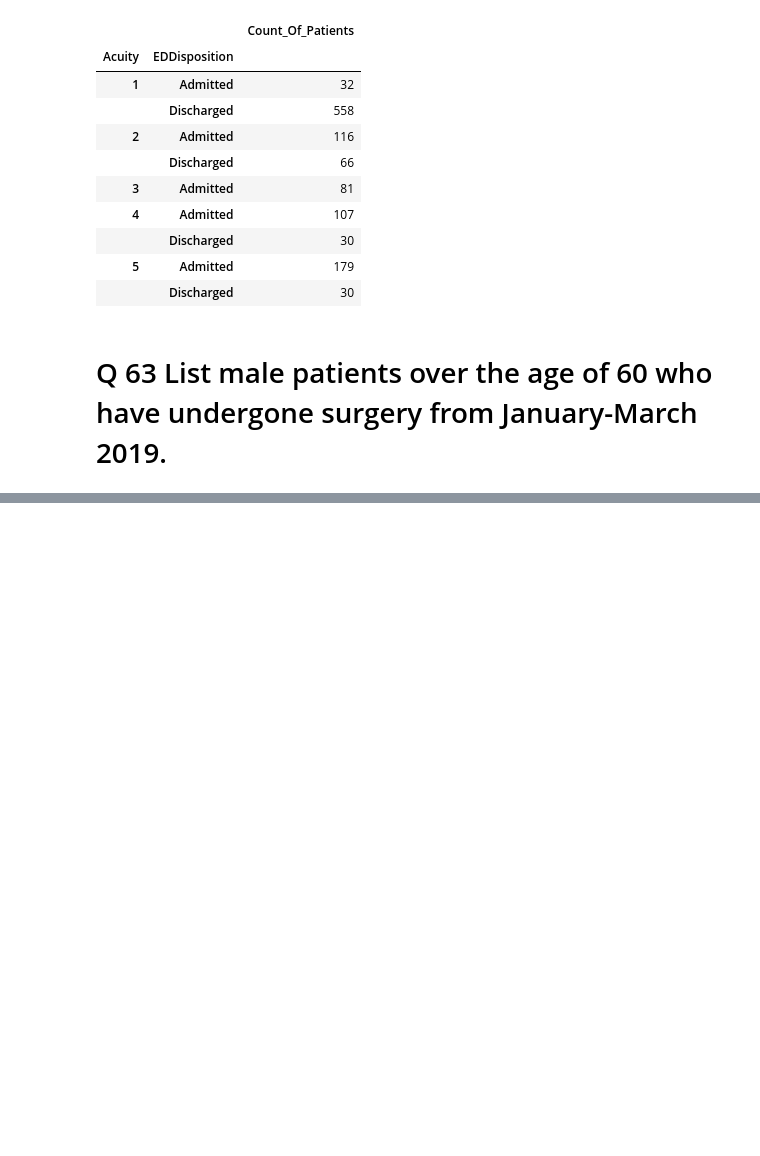
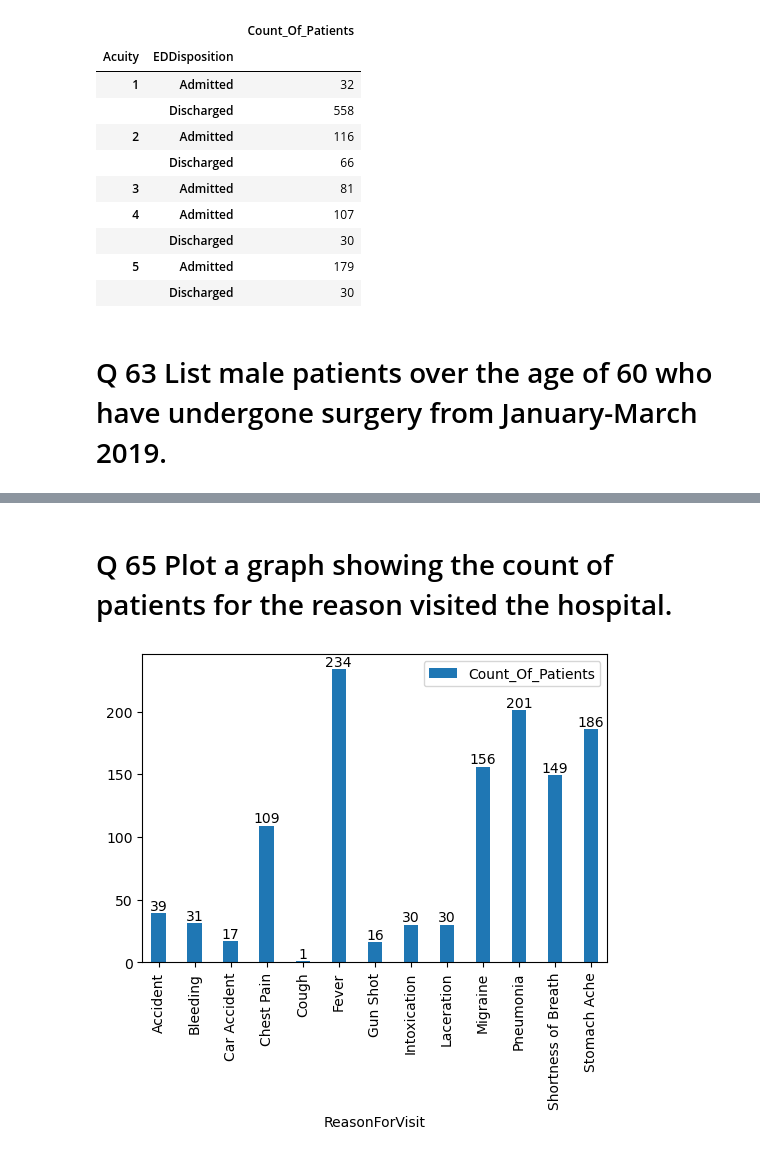
Before and after one commit to AbinayaGobinath/DataWranglers_PythonHackathon, a Jupyter notebook: DataWranglers_Finalquestions.ipynb, the cells around one changed output, grey strips where cells are left out. Cells and saved outputs as stored; diff of their text form; code cells hidden in the pictures; blank space fills up the shorter version.

```diff
--- a/DataWranglers_Finalquestions.ipynb
+++ b/DataWranglers_Finalquestions.ipynb
@@ -23,2 +12,0 @@ edvisits
-# %%
-edvisits['EDTime']=pd.to_datetime(edvisits['EDDischargeTime']).dt.time
@@ -140,0 +123,11 @@ The sum of even numbers in the list is: 30
+# %% [markdown]
+# Q 65 Plot a graph showing the count of patients for the reason visited the hospital.
+# %%
+edvisits1=edvisits.groupby('ReasonForVisit').agg(Count_Of_Patients=('PatientID','count'))
+ax = edvisits1.plot.bar(figsize=(6,4), width=0.4)
+ax.bar_label(ax.containers[0], label_type='edge')
+plt.xticks(rotation='vertical')
+plt.legend()
+plt.show()
+# %% [output]
+[figure, added]
```
Also changed, not shown: parts of 51 cells of this notebook.
